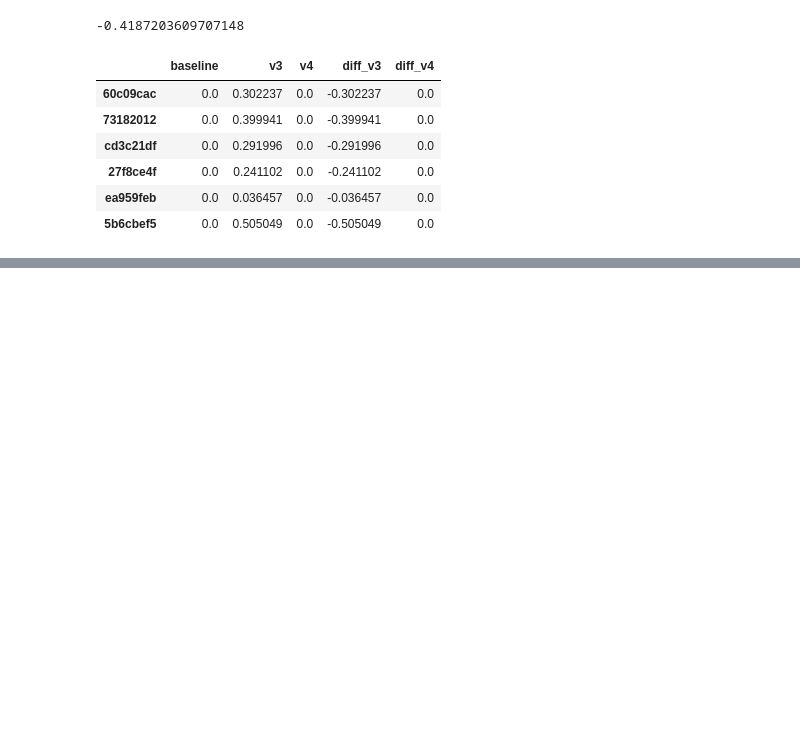
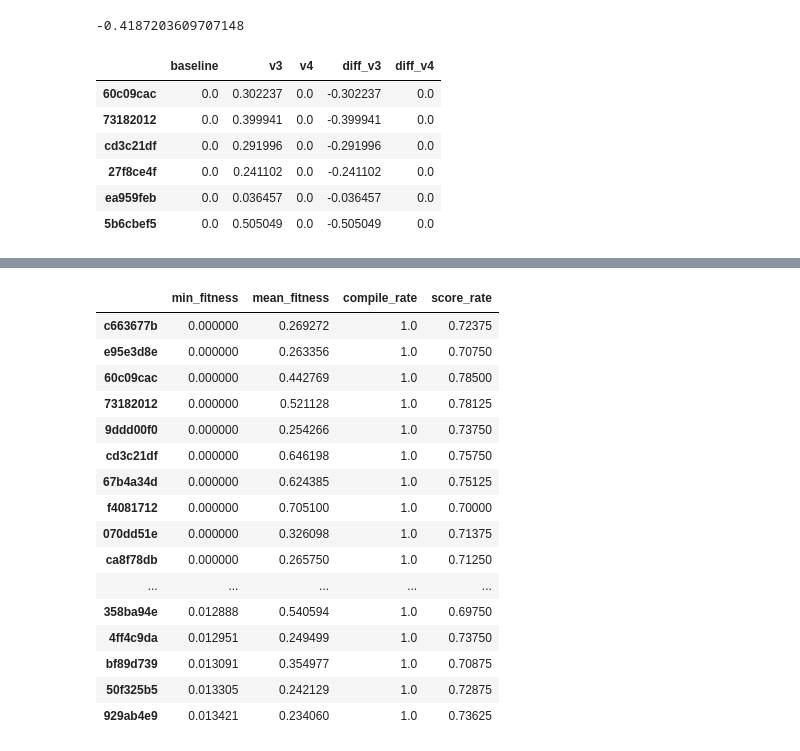
Before and after one commit to AmziJeffs/ARCPrize2024, a Jupyter notebook: genetic algorithm/fitness data charts.ipynb, the cells around one changed output, grey strips where cells are left out. Cells and saved outputs as stored; diff of their text form; code cells hidden in the pictures; blank space fills up the shorter version.

```diff
--- a/genetic algorithm/fitness data charts.ipynb
+++ b/genetic algorithm/fitness data charts.ipynb
@@ -1440,0 +1526,20 @@ best_fitnesses[best_fitnesses['v4'] == 0]
+# %%
+baseline_summary.sort_values(by = 'min_fitness').head(50)
+# %% [output]
+|  | min_fitness | mean_fitness | compile_rate | score_rate |
+| c663677b | 0.000000 | 0.269272 | 1.0 | 0.72375 |
+| e95e3d8e | 0.000000 | 0.263356 | 1.0 | 0.70750 |
+| 60c09cac | 0.000000 | 0.442769 | 1.0 | 0.78500 |
+| 73182012 | 0.000000 | 0.521128 | 1.0 | 0.78125 |
+| 9ddd00f0 | 0.000000 | 0.254266 | 1.0 | 0.73750 |
+| cd3c21df | 0.000000 | 0.646198 | 1.0 | 0.75750 |
+| 67b4a34d | 0.000000 | 0.624385 | 1.0 | 0.75125 |
+| f4081712 | 0.000000 | 0.705100 | 1.0 | 0.70000 |
+| 070dd51e | 0.000000 | 0.326098 | 1.0 | 0.71375 |
+| ca8f78db | 0.000000 | 0.265750 | 1.0 | 0.71250 |
+| ... | ... | ... | ... | ... |
+| 358ba94e | 0.012888 | 0.540594 | 1.0 | 0.69750 |
+| 4ff4c9da | 0.012951 | 0.249499 | 1.0 | 0.73750 |
+| bf89d739 | 0.013091 | 0.354977 | 1.0 | 0.70875 |
+| 50f325b5 | 0.013305 | 0.242129 | 1.0 | 0.72875 |
+| 929ab4e9 | 0.013421 | 0.234060 | 1.0 | 0.73625 |
```
Also changed, not shown: parts of 36 cells of this notebook.
